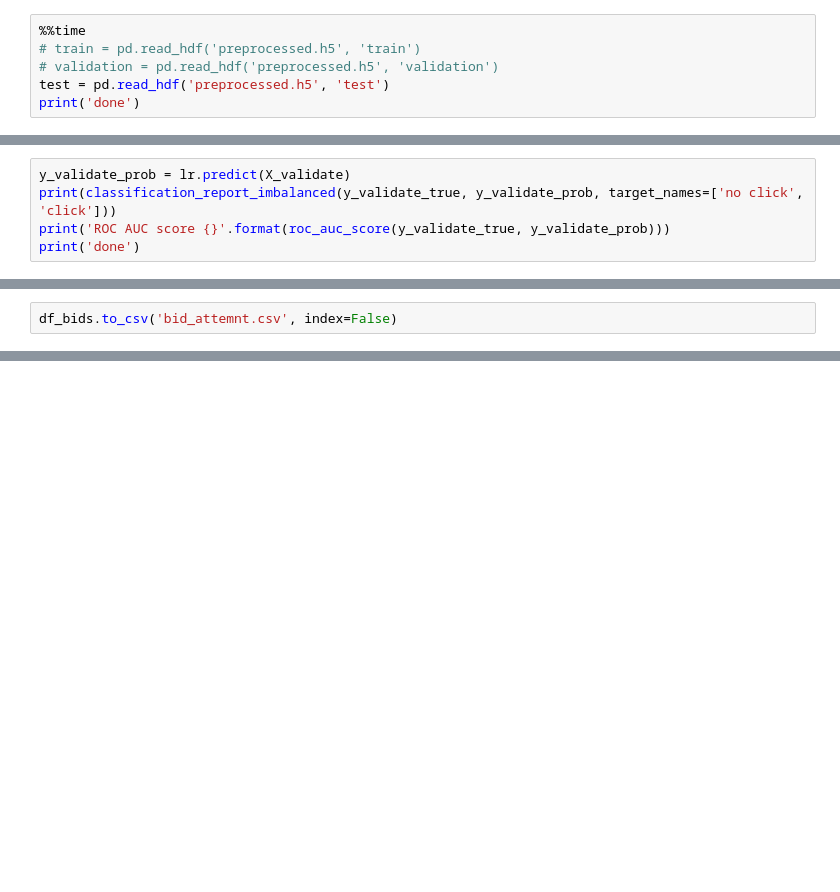
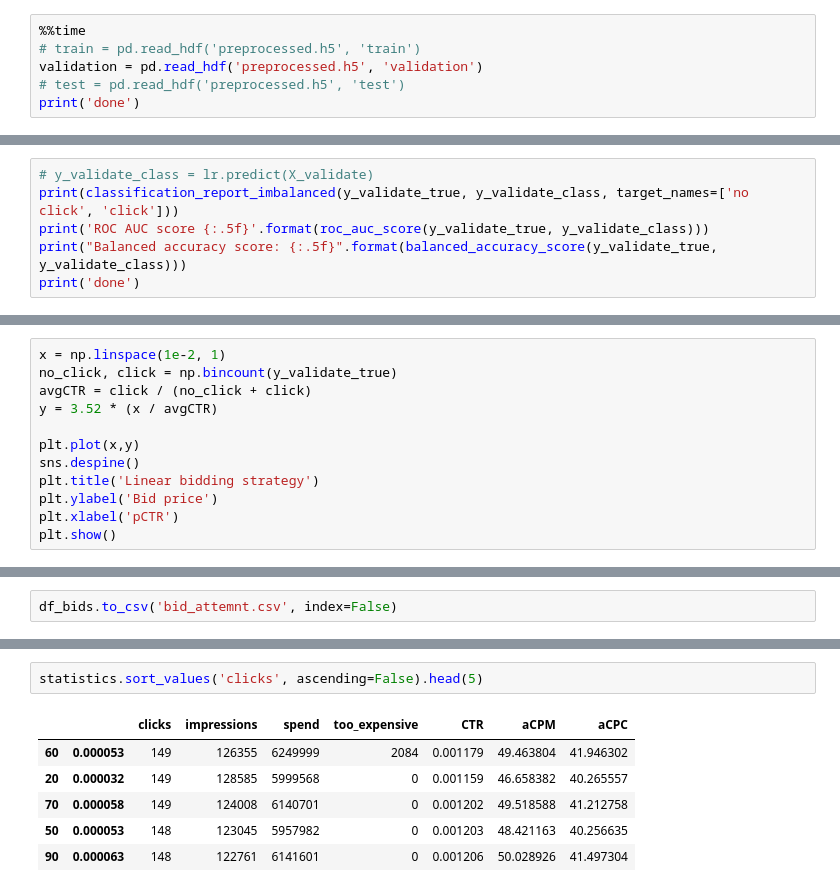
Before and after one commit to FaizalNafis/maai_bid_strategy, a Jupyter notebook: Q3.ipynb, the cells around one changed output, grey strips where cells are left out. Saved outputs shown, nothing was run; the diff lists cells and outputs as text; blank space fills up the shorter version.

```diff
--- a/Q3.ipynb
+++ b/Q3.ipynb
@@ -471,8 +469,8 @@ SMOTEENN Combines over and under sampling
 # %%
 %%time
 # train = pd.read_hdf('preprocessed.h5', 'train')
-# validation = pd.read_hdf('preprocessed.h5', 'validation')
-test = pd.read_hdf('preprocessed.h5', 'test')
+validation = pd.read_hdf('preprocessed.h5', 'validation')
+# test = pd.read_hdf('preprocessed.h5', 'test')
 print('done')
 # %% [output]
 done
@@ -621,9 +619,10 @@ done
 y_validate_true = validation['click'].values
 X_validate = validation.drop(columns=['click', 'payprice'])
 # %%
-y_validate_prob = lr.predict(X_validate)
-print(classification_report_imbalanced(y_validate_true, y_validate_prob, target_names=['no click', 'click']))
-print('ROC AUC score {}'.format(roc_auc_score(y_validate_true, y_validate_prob)))
+# y_validate_class = lr.predict(X_validate)
+print(classification_report_imbalanced(y_validate_true, y_validate_class, target_names=['no click', 'click']))
+print('ROC AUC score {:.5f}'.format(roc_auc_score(y_validate_true, y_validate_class)))
+print("Balanced accuracy score: {:.5f}".format(balanced_accuracy_score(y_validate_true, y_validate_class)))
 print('done')
 # %% [output]
                    pre       rec       spe        f1       geo       iba       sup
@@ -736,3 +736,15 @@ LogisticRegression(C=1, class_weight='balanced', dual=False,
           fit_intercept=True, intercept_scaling=1, max_iter=500,
           multi_class='warn', n_jobs=-1, penalty='l2', random_state=1,
           solver='lbfgs', tol=0.0001, verbose=0, warm_start=False)
+# %%
+x = np.linspace(1e-2, 1)
+no_click, click = np.bincount(y_validate_true)
+avgCTR = click / (no_click + click)
+y = 3.52 * (x / avgCTR)
+
+plt.plot(x,y)
+sns.despine()
+plt.title('Linear bidding strategy')
+plt.ylabel('Bid price')
+plt.xlabel('pCTR')
+plt.show()
@@ -765,0 +840,9 @@ df_bids.to_csv('bid_attemnt.csv', index=False)
+# %%
+statistics.sort_values('clicks', ascending=False).head(5)
+# %% [output]
+|  |  | clicks | impressions | spend | too_expensive | CTR | aCPM | aCPC |
+| 60 | 0.000053 | 149 | 126355 | 6249999 | 2084 | 0.001179 | 49.463804 | 41.946302 |
+| 20 | 0.000032 | 149 | 128585 | 5999568 | 0 | 0.001159 | 46.658382 | 40.265557 |
+| 70 | 0.000058 | 149 | 124008 | 6140701 | 0 | 0.001202 | 49.518588 | 41.212758 |
+| 50 | 0.000053 | 148 | 123045 | 5957982 | 0 | 0.001203 | 48.421163 | 40.256635 |
+| 90 | 0.000063 | 148 | 122761 | 6141601 | 0 | 0.001206 | 50.028926 | 41.497304 |
```
Also changed, not shown: parts of 16 cells of this notebook.
